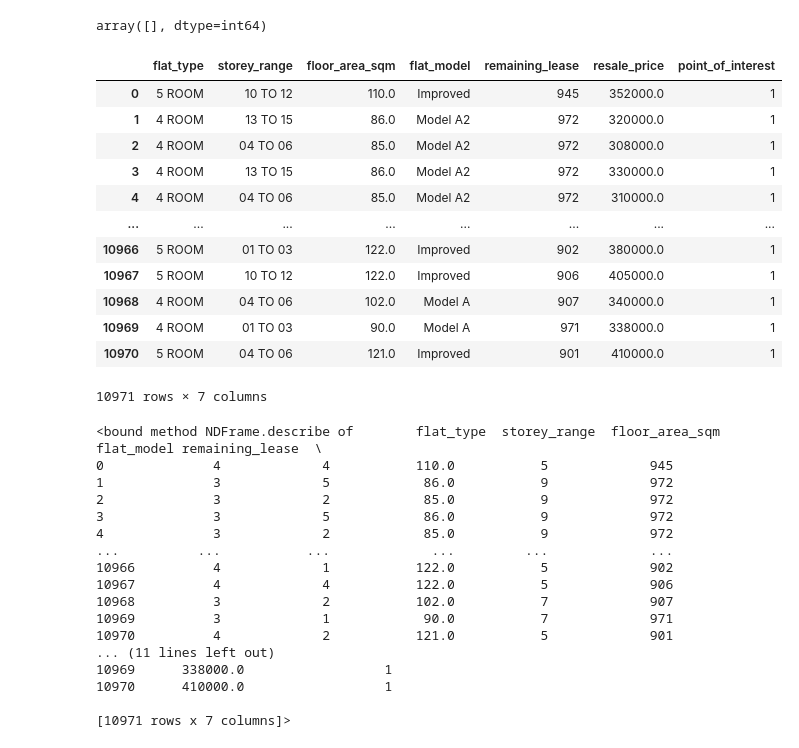
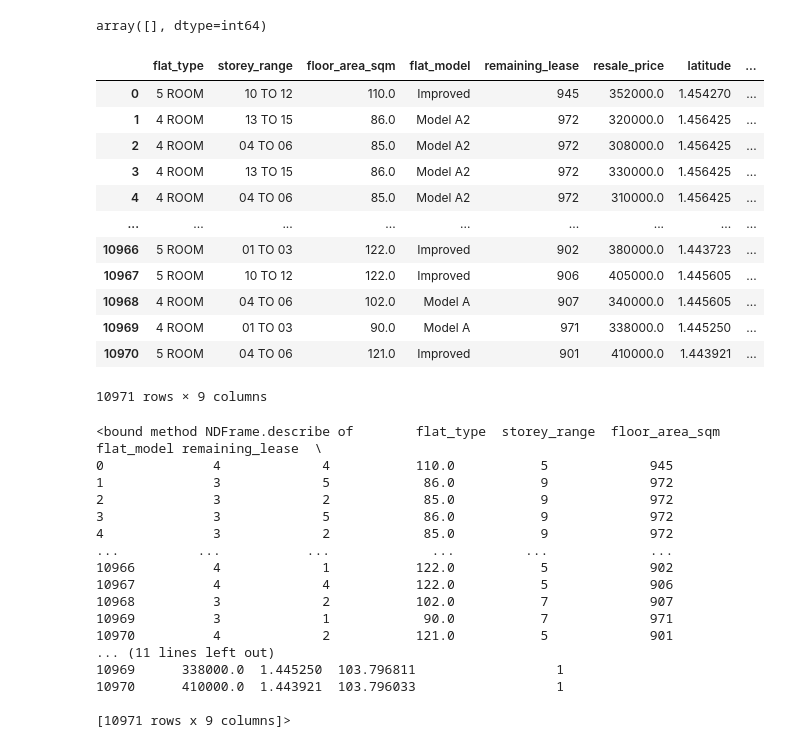
Before and after one commit to WeichenTeo/CSC3005-Data-Analytics, a Jupyter notebook: DataAnalytics.ipynb, the cells around one changed output. Saved outputs shown, nothing was run; the diff lists cells and outputs as text; code cells hidden in the pictures.

```diff
--- a/DataAnalytics.ipynb
+++ b/DataAnalytics.ipynb
@@ -62,47 +62,47 @@ for i, row in df.iterrows():
         totalMonth = year + month
     else:
         monthSplit = row["remaining_lease"].split("years")
         totalMonth = int(monthSplit[0].strip()) * 12
     endDatetime = datetime.strptime(row["month"], '%Y-%m')
     #get the end date value
     endDate = endDatetime + relativedelta(months=+totalMonth)
     currentDate = datetime.now()
     numberOfMonth = (endDate.year - currentDate.year) * 12 + (endDate.month - currentDate.month)
     df.at[i, 'remaining_lease'] = numberOfMonth
 
     #print(df.loc[i,'street_name'])
     if i == 0 or (df.loc[i, 'street_name'] != df.loc[i-1, 'street_name']):
         #place api
         urlAPI = 'https://maps.googleapis.com/maps/api/place/nearbysearch/json?location='+str(row["latitude"])+','+ str(row["longtitude"]) +'&radius=500&type=shopping_mall&key=AIzaSyCJO7Y5uy8gF-y03PjMMBtPRQSjjpirb44'
         r = requests.post(url=urlAPI)
 
         # extracting response text
         result = r.text
         res = json.loads(result)
         #check if there is any point of interest return
         if res["status"] == "OK":
             pointOfInterest= 1
         else:
             pointOfInterest = 0
     else:
         pointOfInterest = df.at[i-1, 'point_of_interest']
     df.at[i, 'point_of_interest'] = pointOfInterest
-df = df.drop(['block','street_name','searchval','building','postal.1','month','lease_commence_date','postal','latitude','longtitude','address','town'], axis=1)
+df = df.drop(['block','street_name','searchval','building','postal.1','month','lease_commence_date','postal','address','town'], axis=1)
 df
 # %% [output]
-|  | flat_type | storey_range | floor_area_sqm | flat_model | remaining_lease | resale_price | point_of_interest |
-| 0 | 5 ROOM | 10 TO 12 | 110.0 | Improved | 945 | 352000.0 | 1 |
-| 1 | 4 ROOM | 13 TO 15 | 86.0 | Model A2 | 972 | 320000.0 | 1 |
-| 2 | 4 ROOM | 04 TO 06 | 85.0 | Model A2 | 972 | 308000.0 | 1 |
-| 3 | 4 ROOM | 13 TO 15 | 86.0 | Model A2 | 972 | 330000.0 | 1 |
-| 4 | 4 ROOM | 04 TO 06 | 85.0 | Model A2 | 972 | 310000.0 | 1 |
-| ... | ... | ... | ... | ... | ... | ... | ... |
-| 10966 | 5 ROOM | 01 TO 03 | 122.0 | Improved | 902 | 380000.0 | 1 |
-| 10967 | 5 ROOM | 10 TO 12 | 122.0 | Improved | 906 | 405000.0 | 1 |
-| 10968 | 4 ROOM | 04 TO 06 | 102.0 | Model A | 907 | 340000.0 | 1 |
-| 10969 | 4 ROOM | 01 TO 03 | 90.0 | Model A | 971 | 338000.0 | 1 |
-| 10970 | 5 ROOM | 04 TO 06 | 121.0 | Improved | 901 | 410000.0 | 1 |
+|  | flat_type | storey_range | floor_area_sqm | flat_model | remaining_lease | resale_price | latitude | ... |
+| 0 | 5 ROOM | 10 TO 12 | 110.0 | Improved | 945 | 352000.0 | 1.454270 | ... |
+| 1 | 4 ROOM | 13 TO 15 | 86.0 | Model A2 | 972 | 320000.0 | 1.456425 | ... |
+| 2 | 4 ROOM | 04 TO 06 | 85.0 | Model A2 | 972 | 308000.0 | 1.456425 | ... |
+| 3 | 4 ROOM | 13 TO 15 | 86.0 | Model A2 | 972 | 330000.0 | 1.456425 | ... |
+| 4 | 4 ROOM | 04 TO 06 | 85.0 | Model A2 | 972 | 310000.0 | 1.456425 | ... |
+| ... | ... | ... | ... | ... | ... | ... | ... | ... |
+| 10966 | 5 ROOM | 01 TO 03 | 122.0 | Improved | 902 | 380000.0 | 1.443723 | ... |
+| 10967 | 5 ROOM | 10 TO 12 | 122.0 | Improved | 906 | 405000.0 | 1.445605 | ... |
+| 10968 | 4 ROOM | 04 TO 06 | 102.0 | Model A | 907 | 340000.0 | 1.445605 | ... |
+| 10969 | 4 ROOM | 01 TO 03 | 90.0 | Model A | 971 | 338000.0 | 1.445250 | ... |
+| 10970 | 5 ROOM | 04 TO 06 | 121.0 | Improved | 901 | 410000.0 | 1.443921 | ... |
-10971 rows × 7 columns
+10971 rows × 9 columns
 # %%
 flatType = sorted(df["flat_type"].drop_duplicates())
 flatType
@@ -140,7 +140,7 @@ df.describe
 10969          3             1            90.0           7             971
 10970          4             2           121.0           5             901
 ... (11 lines left out)
-10969      338000.0                  1
-10970      410000.0                  1
+10969      338000.0  1.445250  103.796811                  1
+10970      410000.0  1.443921  103.796033                  1
 
-[10971 rows x 7 columns]>
+[10971 rows x 9 columns]>
```
Also changed, not shown: parts of 3 cells of this notebook, 8 other files.
